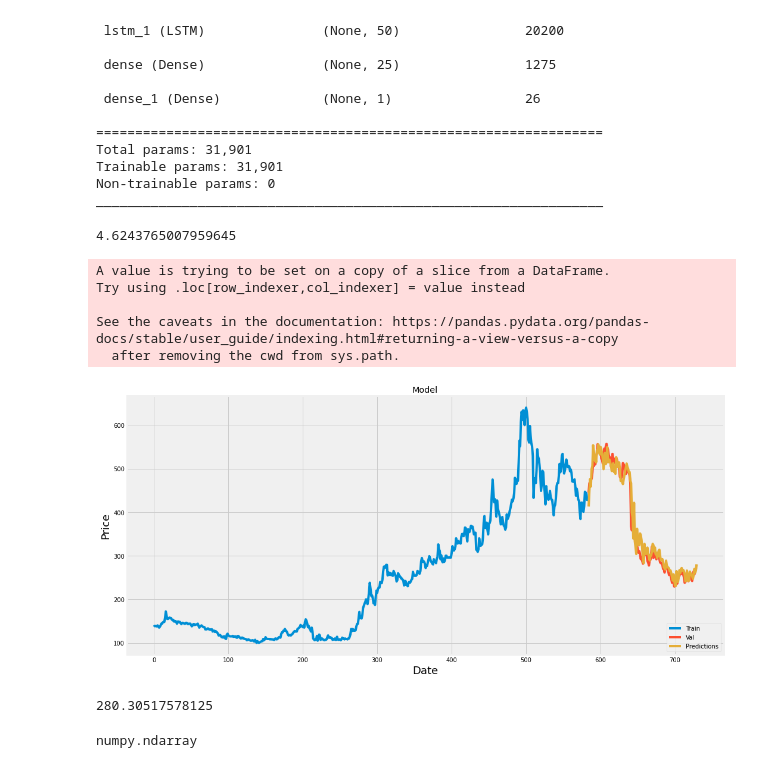
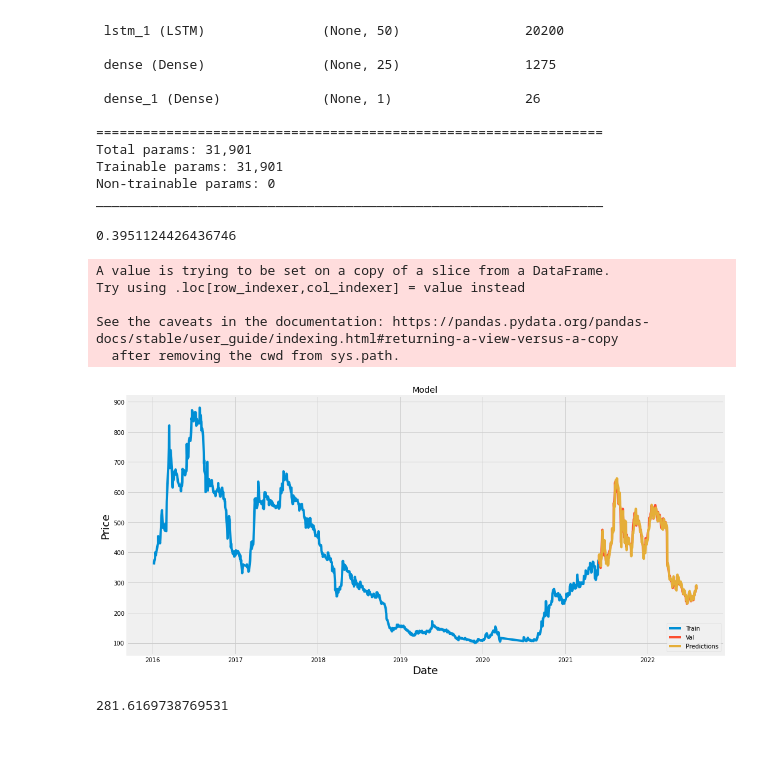
Before and after one commit to icarussfalls/API_LSTM, a Jupyter notebook: API.ipynb, the cells around one changed output. Saved outputs shown, nothing was run; the diff lists cells and outputs as text; code cells hidden in the pictures.

```diff
--- a/API.ipynb
+++ b/API.ipynb
@@ -18,7 +18,7 @@ uploaded = files.upload()
 Saving API.csv to API.csv
 # %%
 import io
-df = pd.read_csv(io.BytesIO(uploaded['API.csv']))
+df = pd.read_csv('API.csv', index_col = 'Date', parse_dates=True)
 # %%
 #visualize the closing price hostory
 plt.figure(figsize=(16,8))
@@ -32,6 +32,6 @@ plt.show()
 # %%
 #create a new dataframe with only the close column
-data = df.filter(['Price'])
+data = df.filter(['LTP'])
 #convert the dataframe to a numpy array
 dataset = data.values
 #get the number of rows to train the model on
@@ -55,7 +55,3 @@ y_train = []
 for i in range(60,len(train_data)):
   x_train.append(train_data[i-60:i, 0])
   y_train.append(train_data[i, 0])
-  if i<=61:
-    print(x_train)
-    print(y_train)
-    print()
@@ -98,6 +76,6 @@ model.add(Dense(1))
 model.compile(optimizer='adam', loss='mean_squared_error')
 # %%
 #train the model
-model.fit(x_train, y_train, batch_size =1, epochs = 500)
+model.fit(x_train, y_train, batch_size =1, epochs = 300)
 # %%
 #saving the model for later use
@@ -160,32 +138,32 @@ predictions = scaler.inverse_transform(predictions)
 rmse = np.sqrt( np.mean(predictions - y_test)**2)
 rmse
 # %% [output]
-4.6243765007959645
+0.3951124426436746
 # %%
 #plot the data
 train = data[:training_data_len]
 valid = data[training_data_len:]
 valid['Predictions'] = predictions
 #visualize the data
 plt.figure(figsize=(16,8))
 plt.title('Model')
 plt.xlabel('Date', fontsize = 18)
 plt.ylabel('Price', fontsize = 18)
-plt.plot(train['Price'])
-plt.plot(valid[['Price', 'Predictions' ]])
+plt.plot(train['LTP'])
+plt.plot(valid[['LTP', 'Predictions' ]])
 plt.legend(['Train', 'Val', 'Predictions'], loc= 'lower right')
 plt.show()
 # %% [output]
 A value is trying to be set on a copy of a slice from a DataFrame.
 Try using .loc[row_indexer,col_indexer] = value instead
 
 See the caveats in the documentation: https://pandas.pydata.org/pandas-docs/stable/user_guide/indexing.html#returning-a-view-versus-a-copy
   after removing the cwd from sys.path.
-[figure, old version]
+[figure, new version]
 # %%
 #get the quote
-quote = pd.read_csv(io.BytesIO(uploaded['API.csv']))
-a = quote.filter(['Price'])
+quote = pd.read_csv('API.csv')
+a = quote.filter(['LTP'])
 #get the last 60 days closing values and convert the dataframe to an array
 last_60_days = a[-60:].values
 #scale the data to be values between 0 and 1
@@ -203,11 +181,7 @@ pred_price  = float(pred_price)
 print(pred_price)
 #predicts next day price
 # %% [output]
-280.30517578125
+281.6169738769531
-# %%
-type(last_60_days)
-# %% [output]
-numpy.ndarray
 # %%
 #need to make a loop so that pred gets continuously feeded to the model
 import warnings
```
Also changed, not shown: parts of 11 cells of this notebook.
